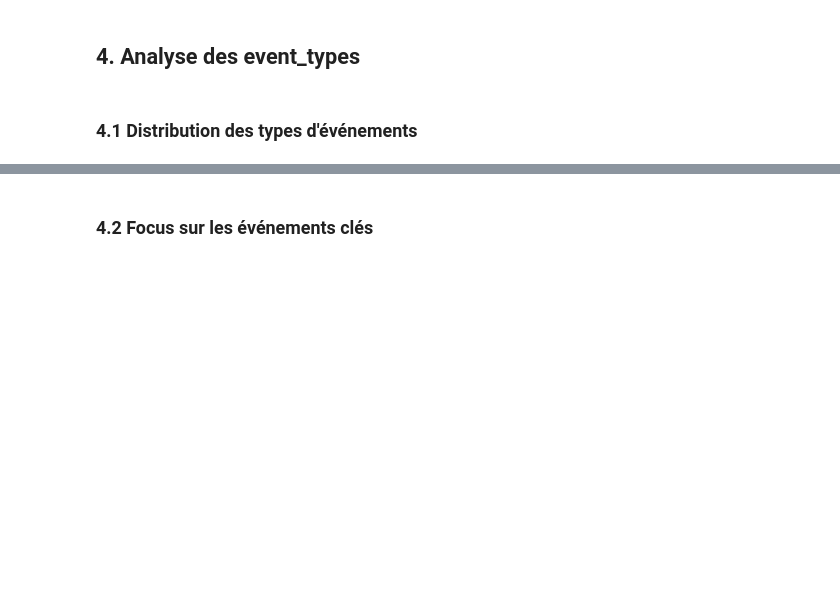
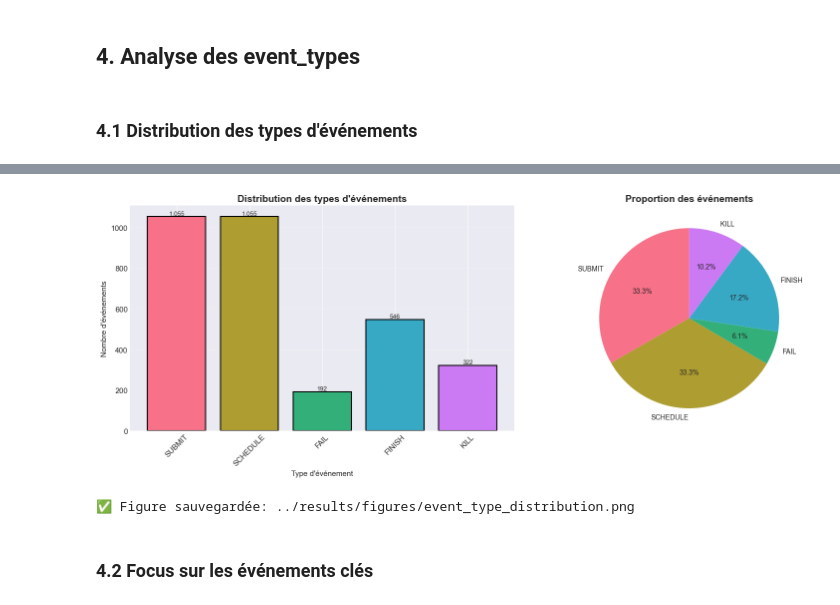
Before and after one commit to NADJIBATA/google-cluster-trace-generation, a Jupyter notebook: notebooks/01_exploration_google_cluster_2011.ipynb, the cells around one changed output, grey strips where cells are left out. Cells and saved outputs as stored; diff of their text form; code cells hidden in the pictures; blank space fills up the shorter version.

```diff
--- a/notebooks/01_exploration_google_cluster_2011.ipynb
+++ b/notebooks/01_exploration_google_cluster_2011.ipynb
@@ -64,7 +78,7 @@ for code, name in EVENT_TYPES.items():
 ## 3. Chargement des données
 # %%
 # Trouver les fichiers
-data_dir = Path('data/raw/2011')
+data_dir = Path('../data/raw/2011')
 files = sorted(data_dir.glob('part-*.csv.gz'))
 
 print(f"📁 Dossier: {data_dir}")
@@ -73,6 +87,7 @@ print(f"📊 Fichiers trouvés: {len(files)}")
 if len(files) == 0:
     print("\n❌ ERREUR: Aucun fichier trouvé!")
     print("Vérifiez que les fichiers part-*.csv.gz sont dans data/raw/2011/")
+    print(f"Chemin absolu: {data_dir.absolute()}")
 else:
     print(f"\n✅ Premiers fichiers:")
     for f in files[:5]:
@@ -123,7 +162,7 @@ def load_sample(filepath, n_rows=10000):
 
 # Charger un échantillon du premier fichier
 print("Chargement d'un échantillon (10,000 lignes)...")
-df_sample = load_sample(files[0])
+df_sample = load_sample(files[498])
 
 print(f"\n✅ Chargé: {len(df_sample):,} lignes")
 print(f"\nColonnes: {df_sample.columns.tolist()}")
@@ -177,35 +270,39 @@ colors = sns.color_palette("husl", len(event_counts))
 
 bars = ax1.bar(event_names, event_counts.values, color=colors, edgecolor='black', linewidth=1.5)
 ax1.set_title('Distribution des types d\'événements', fontsize=14, fontweight='bold')
 ax1.set_xlabel('Type d\'événement')
 ax1.set_ylabel('Nombre d\'événements')
 ax1.tick_params(axis='x', rotation=45)
 ax1.grid(True, alpha=0.3, axis='y')
 
 # Ajouter les valeurs sur les barres
 for bar in bars:
     height = bar.get_height()
     ax1.text(bar.get_x() + bar.get_width()/2., height,
             f'{int(height):,}',
             ha='center', va='bottom', fontsize=9)
 
 # Camembert
 ax2 = axes[1]
 wedges, texts, autotexts = ax2.pie(
     event_counts.values,
     labels=event_names,
     autopct='%1.1f%%',
     colors=colors,
     startangle=90,
     textprops={'fontsize': 10}
 )
 ax2.set_title('Proportion des événements', fontsize=14, fontweight='bold')
 
 plt.tight_layout()
-plt.savefig('results/figures/event_type_distribution.png', dpi=300, bbox_inches='tight')
+os.makedirs('../results/figures', exist_ok=True)
+plt.savefig('../results/figures/event_type_distribution.png', dpi=300, bbox_inches='tight')
 plt.show()
 
-print("✅ Figure sauvegardée: results/figures/event_type_distribution.png")
+print("✅ Figure sauvegardée: ../results/figures/event_type_distribution.png")
+# %% [output]
+[figure, added]
+✅ Figure sauvegardée: ../results/figures/event_type_distribution.png
 # %% [markdown]
 ### 4.2 Focus sur les événements clés
 # %%
```
Also changed, not shown: parts of 23 cells of this notebook.
